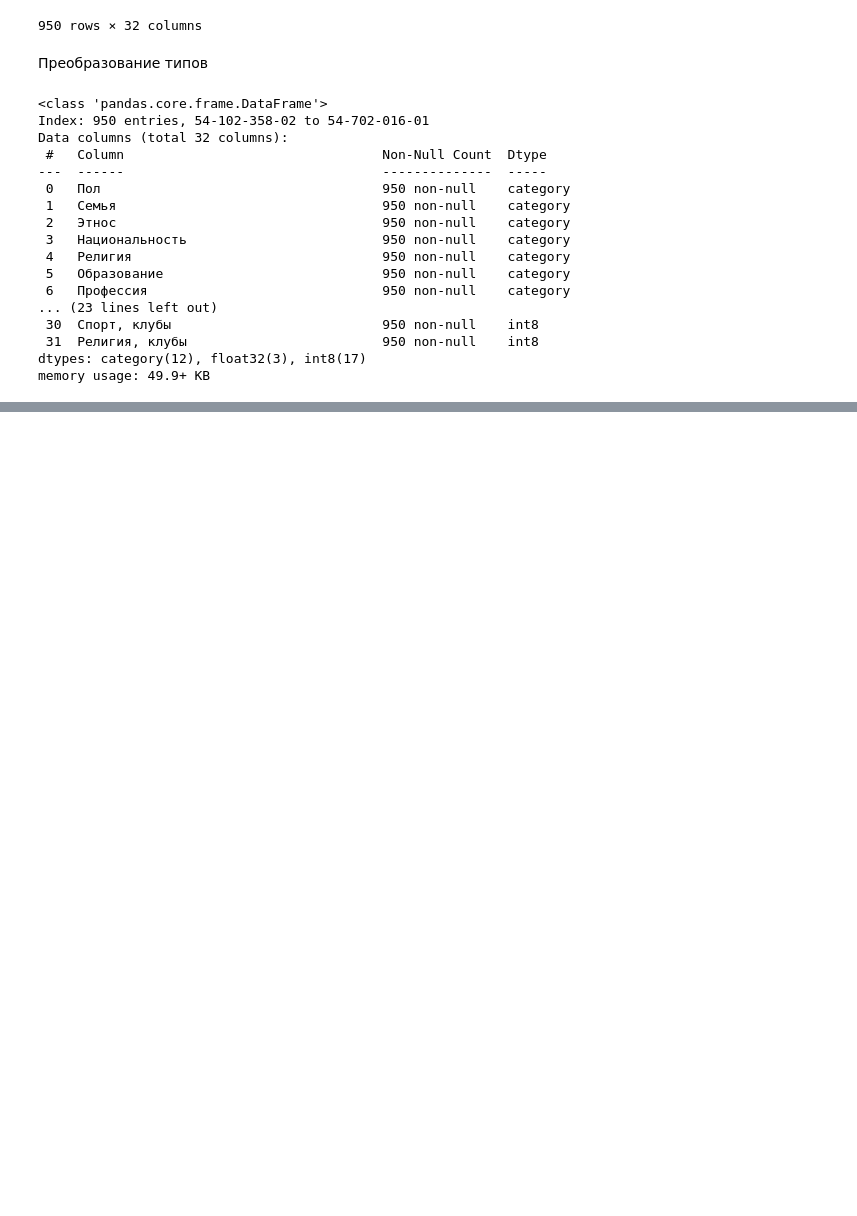
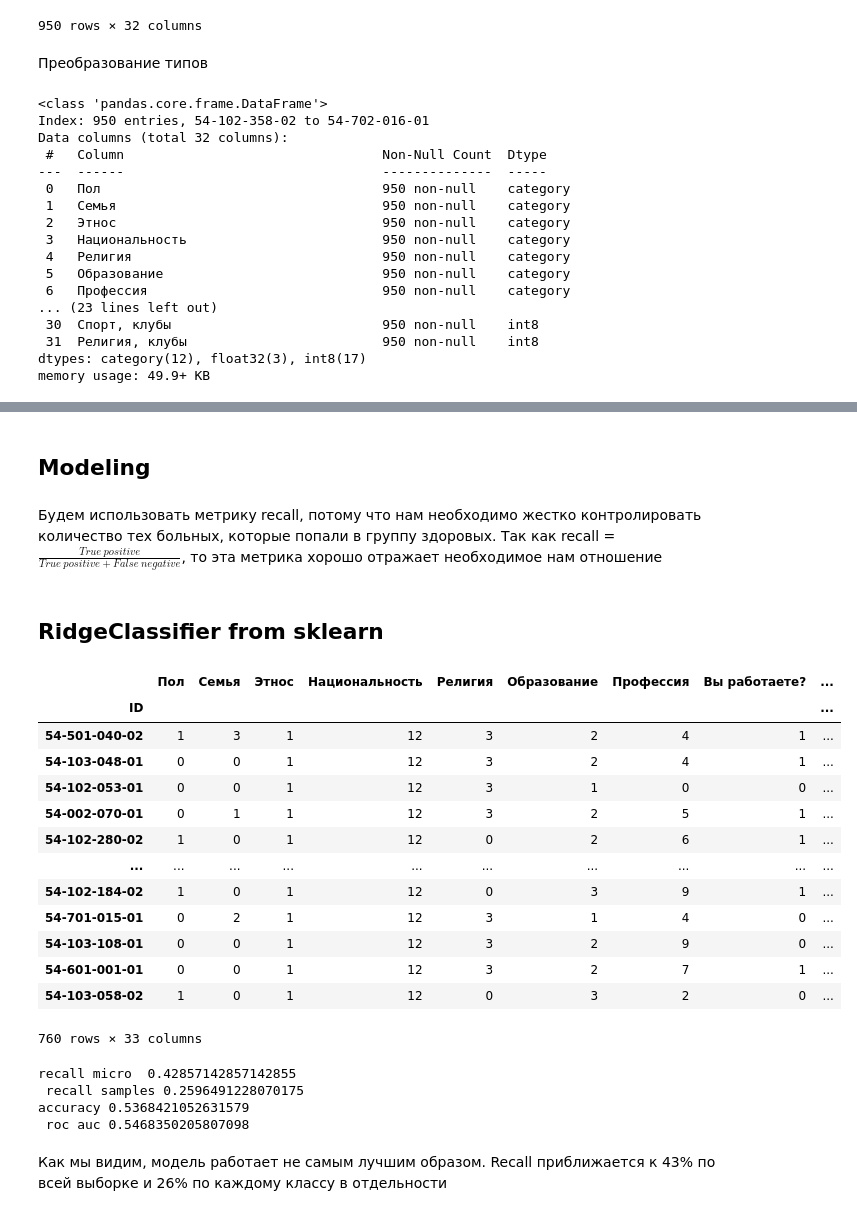
Before and after one commit to HabKaffee/hse_workshop_classification, a Jupyter notebook: notebooks/EDA.ipynb, the cells around one changed output, grey strips where cells are left out. Drawn from its saved outputs; the diff is of its cells as text; code cells hidden in the pictures; blank space fills up the shorter version.

Commit message:
Modeling done + Pipeline implemented

```diff
--- a/notebooks/EDA.ipynb
+++ b/notebooks/EDA.ipynb
@@ -8,6 +9,6 @@ from IPython.core.display import display, HTML
 # %% [markdown]
 # EDA
 # %%
-raw_path = '../data/raw/'
-train = pd.read_csv(os.path.join(raw_path, 'train.csv'))
-test = pd.read_csv(os.path.join(raw_path, 'test.csv'))
+os.chdir('D:\\hse_workshop_classification\\')
+train = pd.read_csv('data/raw/train.csv')
+test = pd.read_csv('data/raw/test.csv')
@@ -204,4 +179,0 @@ RS = 77
-# %%
-processed_data_path = 'data/processed/'
-train = pd.read_pickle(os.path.join(processed_data_path, 'train.pkl'))
-target = pd.read_pickle(os.path.join(processed_data_path, 'target.pkl'))
@@ -320,0 +193,70 @@ array([0.24287582, 0.21764706, 0.23425197])
+# %% [markdown]
+## Modeling
+# %% [markdown]
+Будем использовать метрику recall, потому что нам необходимо жестко контролировать количество тех больных, которые попали в группу здоровых. Так как recall = $\frac{True\ positive}{True\ positive+False\ negative}$, то эта метрика хорошо отражает необходимое нам отношение
+# %% [markdown]
+## RidgeClassifier from sklearn
+# %%
+from sklearn.metrics import recall_score
+os.chdir('D:\\hse_workshop_classification\\')
+#print(os.getcwd())
+from sklearn.svm import *
+from sklearn.model_selection import *
+from sklearn.preprocessing import LabelEncoder
+from sklearn.linear_model import RidgeClassifier
+from sklearn.pipeline import *
+from src.features import features
+
+import src.config as cfg
+
+train = pd.read_pickle('data/processed/train.pkl')
+
+train[cfg.CAT_COLS] = train[cfg.CAT_COLS].astype('object')
+
+train = features.add_early_wakeup(train)
+encod = LabelEncoder()
+for i in cfg.OHE_COLS:
+        train[i] = encod.fit_transform(train[i])
+for i in cfg.REAL_COLS:
+        train[i] = encod.fit_transform(train[i])
+for i in cfg.CAT_COLS:
+        train[i] = encod.fit_transform(train[i])
+train_x, test_x, train_y, test_y = train_test_split(train, target, test_size=0.2, random_state=7)
+
+train_x
+# %% [output]
+|  | Пол | Семья | Этнос | Национальность | Религия | Образование | Профессия | Вы работаете? | ... |
+| ID |  |  |  |  |  |  |  |  | ... |
+| 54-501-040-02 | 1 | 3 | 1 | 12 | 3 | 2 | 4 | 1 | ... |
+| 54-103-048-01 | 0 | 0 | 1 | 12 | 3 | 2 | 4 | 1 | ... |
+| 54-102-053-01 | 0 | 0 | 1 | 12 | 3 | 1 | 0 | 0 | ... |
+| 54-002-070-01 | 0 | 1 | 1 | 12 | 3 | 2 | 5 | 1 | ... |
+| 54-102-280-02 | 1 | 0 | 1 | 12 | 0 | 2 | 6 | 1 | ... |
+| ... | ... | ... | ... | ... | ... | ... | ... | ... | ... |
+| 54-102-184-02 | 1 | 0 | 1 | 12 | 0 | 3 | 9 | 1 | ... |
+| 54-701-015-01 | 0 | 2 | 1 | 12 | 3 | 1 | 4 | 0 | ... |
+| 54-103-108-01 | 0 | 0 | 1 | 12 | 3 | 2 | 9 | 0 | ... |
+| 54-601-001-01 | 0 | 0 | 1 | 12 | 3 | 2 | 7 | 1 | ... |
+| 54-103-058-02 | 1 | 0 | 1 | 12 | 0 | 3 | 2 | 0 | ... |
+760 rows × 33 columns
+# %%
+from sklearn.metrics import accuracy_score
+from sklearn.metrics import roc_auc_score
+
+
+ridge_class = RidgeClassifier()
+ridge_class.fit(train_x, train_y)
+predicted_rc = ridge_class.predict(test_x)
+
+print(f"recall micro  {recall_score(test_y, predicted_rc, average='micro')}\n",
+      f"recall samples {recall_score(test_y, predicted_rc, average='samples')}\n"
+      f"accuracy {accuracy_score(test_y, predicted_rc)}\n",
+      f"roc auc {roc_auc_score(test_y, predicted_rc)}"
+     )
+# %% [output]
+recall micro  0.42857142857142855
+ recall samples 0.2596491228070175
+accuracy 0.5368421052631579
+ roc auc 0.5468350205807098
+# %% [markdown]
+Как мы видим, модель работает не самым лучшим образом. Recall приближается к 43% по всей выборке и 26% по каждому классу в отдельности
```
Also changed, not shown: parts of 39 cells of this notebook, 6 other files.
